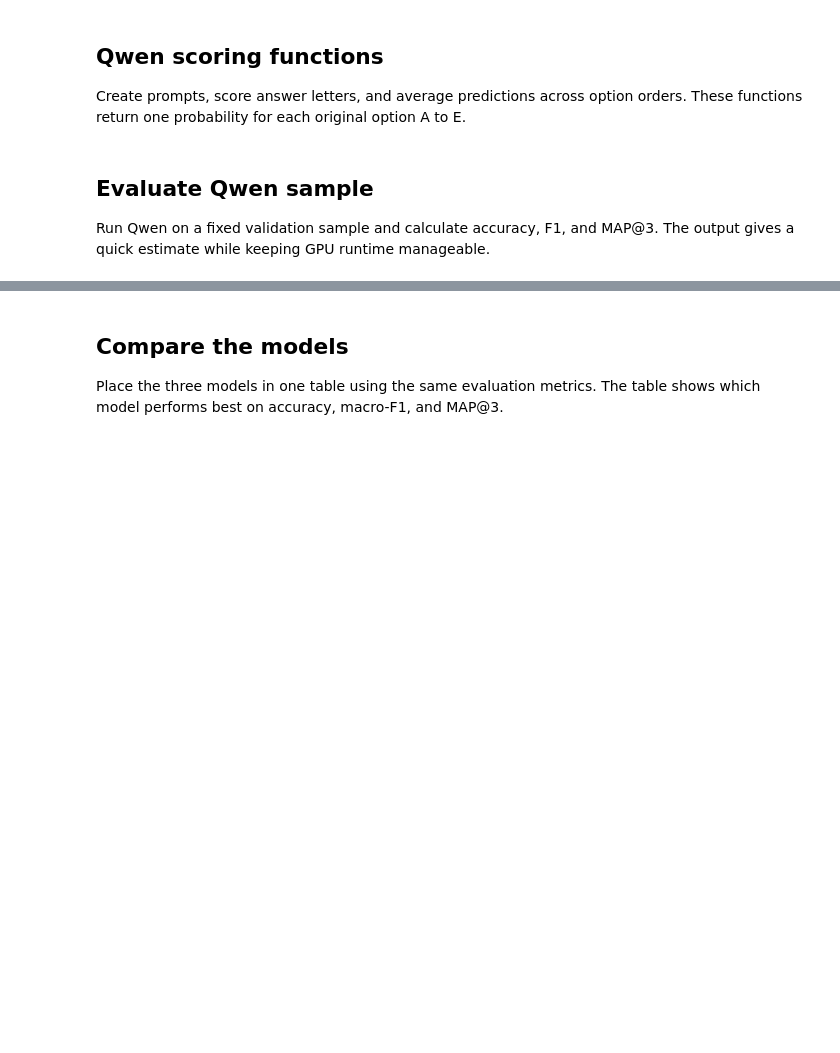
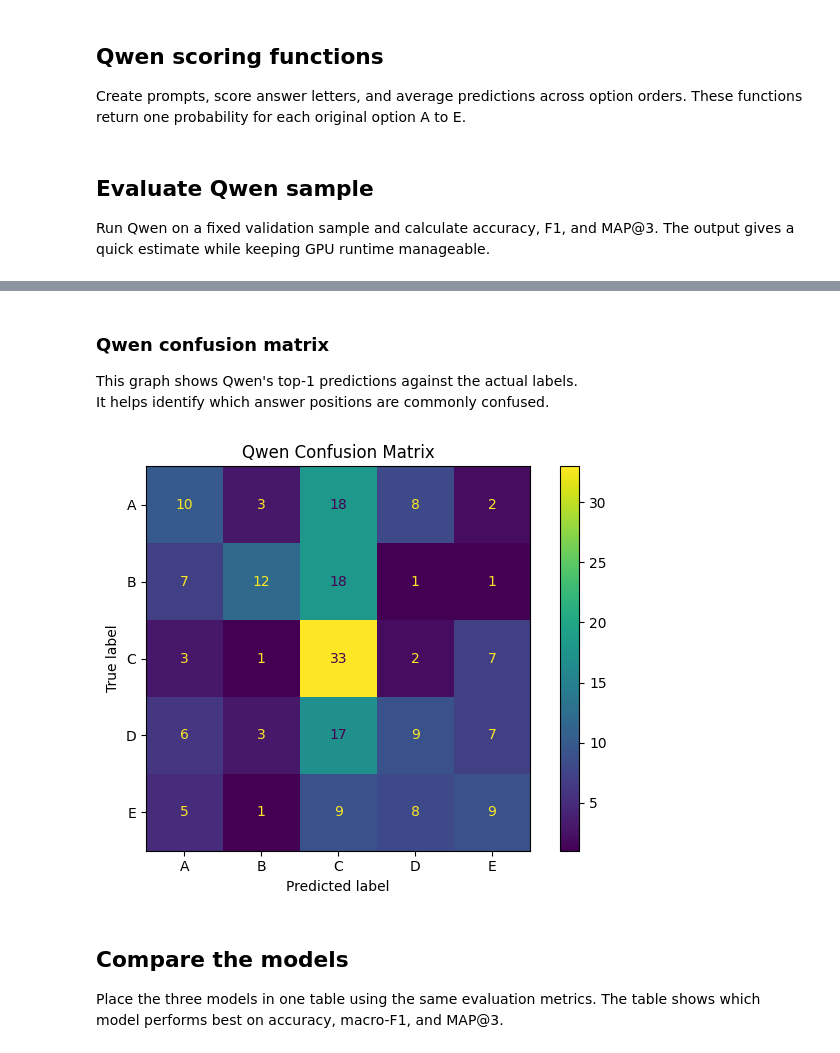
Before and after one commit to Abhishek-1124/23F2004693-DL-23F2004693-notebook-t22026, a Jupyter notebook: notebooks/DL-23F2004693-notebook-t22026-2.ipynb, the cells around one changed output, grey strips where cells are left out. Saved outputs shown, nothing was run; the diff lists cells and outputs as text; code cells hidden in the pictures; blank space fills up the shorter version.

```diff
--- a/notebooks/DL-23F2004693-notebook-t22026-2.ipynb
+++ b/notebooks/DL-23F2004693-notebook-t22026-2.ipynb
@@ -878,3 +1029,27 @@ Find logs at: ./wandb/run-20260806_052606-jkk1dqn3/logs
+# %% [markdown]
+### Qwen confusion matrix
+This graph shows Qwen's top-1 predictions against the actual labels.
+It helps identify which answer positions are commonly confused.
+# %%
+actual_qwen = qwen_val_df["answer"].tolist()
+predicted_qwen = [ranking[0] for ranking in val_rank_qwen_subset]
+
+qwen_matrix = confusion_matrix(
+    actual_qwen,
+    predicted_qwen,
+    labels=OPTIONS,
+)
+
+ConfusionMatrixDisplay(
+    confusion_matrix=qwen_matrix,
+    display_labels=OPTIONS,
+).plot()
+
+plt.title("Qwen Confusion Matrix")
+plt.tight_layout()
+plt.show()
+# %% [output]
+[figure, added]
 # %% [markdown]
 ## Compare the models
 Place the three models in one table using the same evaluation metrics.
```
Also changed, not shown: parts of 26 cells of this notebook.
